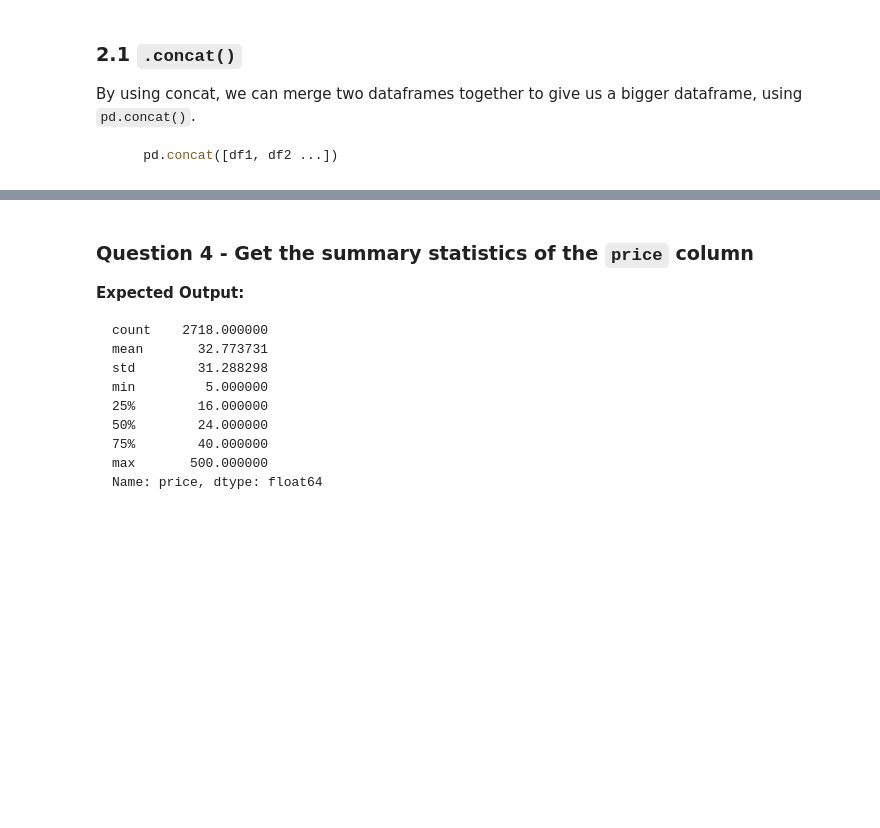
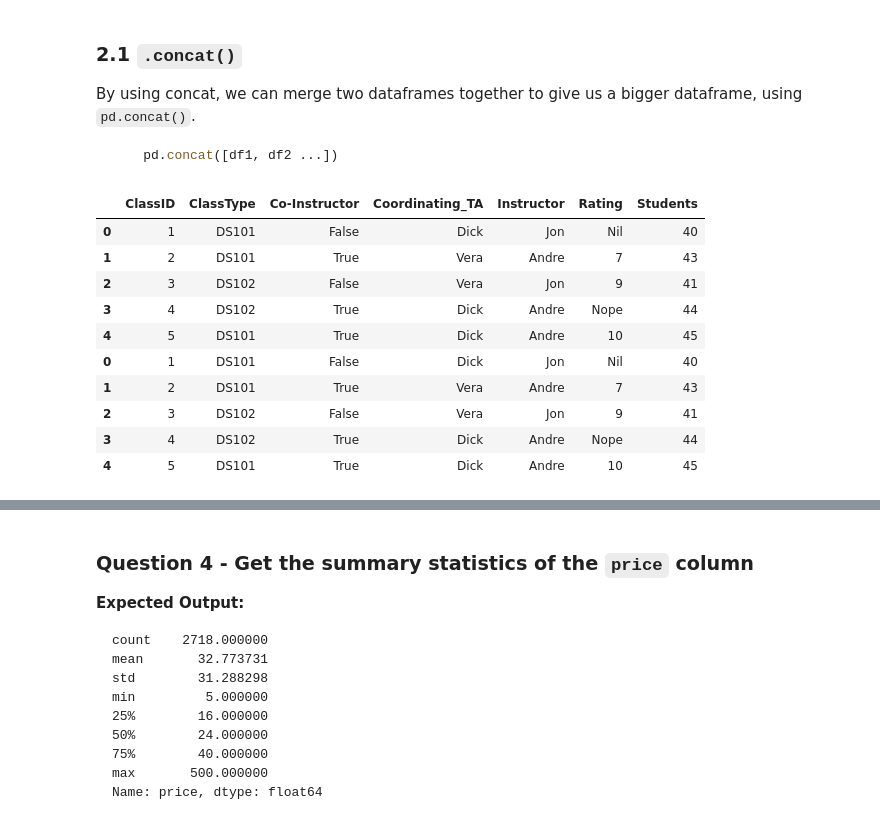
Before and after one commit to helloitsm3/DS102, a Jupyter notebook: Lesson 01/In Class Practice/Hackwagon Academy DS102 - Lesson 1B - Pandas (Part 1) - Student.ipynb, the cells around one changed output, grey strips where cells are left out. Cells and saved outputs as stored; diff of their text form; code cells hidden in the pictures; blank space fills up the shorter version.

````diff
--- a/Lesson 01/In Class Practice/Hackwagon Academy DS102 - Lesson 1B - Pandas (Part 1) - Student.ipynb
+++ b/Lesson 01/In Class Practice/Hackwagon Academy DS102 - Lesson 1B - Pandas (Part 1) - Student.ipynb
@@ -186,8 +296,22 @@ By using concat, we can merge two dataframes together to give us a bigger datafr
     pd.concat([df1, df2 ...])
 ```
 # %%
-feedback_1 = pd.read_csv('HWAPandasSandbox.csv')
-feedback_2 = pd.read_csv('HWAPandasSandbox.csv')
+feedback_1 = pd.read_csv('../Datasets/HWAPandasSandbox.csv')
+feedback_2 = pd.read_csv('../Datasets/HWAPandasSandbox.csv')
+
+pd.concat([feedback_1, feedback_2])
+# %% [output]
+|  | ClassID | ClassType | Co-Instructor | Coordinating_TA | Instructor | Rating | Students |
+| 0 | 1 | DS101 | False | Dick | Jon | Nil | 40 |
+| 1 | 2 | DS101 | True | Vera | Andre | 7 | 43 |
+| 2 | 3 | DS102 | False | Vera | Jon | 9 | 41 |
+| 3 | 4 | DS102 | True | Dick | Andre | Nope | 44 |
+| 4 | 5 | DS101 | True | Dick | Andre | 10 | 45 |
+| 0 | 1 | DS101 | False | Dick | Jon | Nil | 40 |
+| 1 | 2 | DS101 | True | Vera | Andre | 7 | 43 |
+| 2 | 3 | DS102 | False | Vera | Jon | 9 | 41 |
+| 3 | 4 | DS102 | True | Dick | Andre | Nope | 44 |
+| 4 | 5 | DS101 | True | Dick | Andre | 10 | 45 |
 # %% [markdown]
 <a id='P1'><h2> <img src="https://cdn.shopify.com/s/files/1/1200/7374/products/book_aec28e76-52ec-44ab-bc01-41df1279c89f_550x825.png?v=1473897430" width=25 align="left"> <font color="darkorange"> &nbsp; Practice I </font><font color="skyblue"> * </font></h2></a>
 
````
Also changed, not shown: parts of 31 cells of this notebook, 2 other files.
